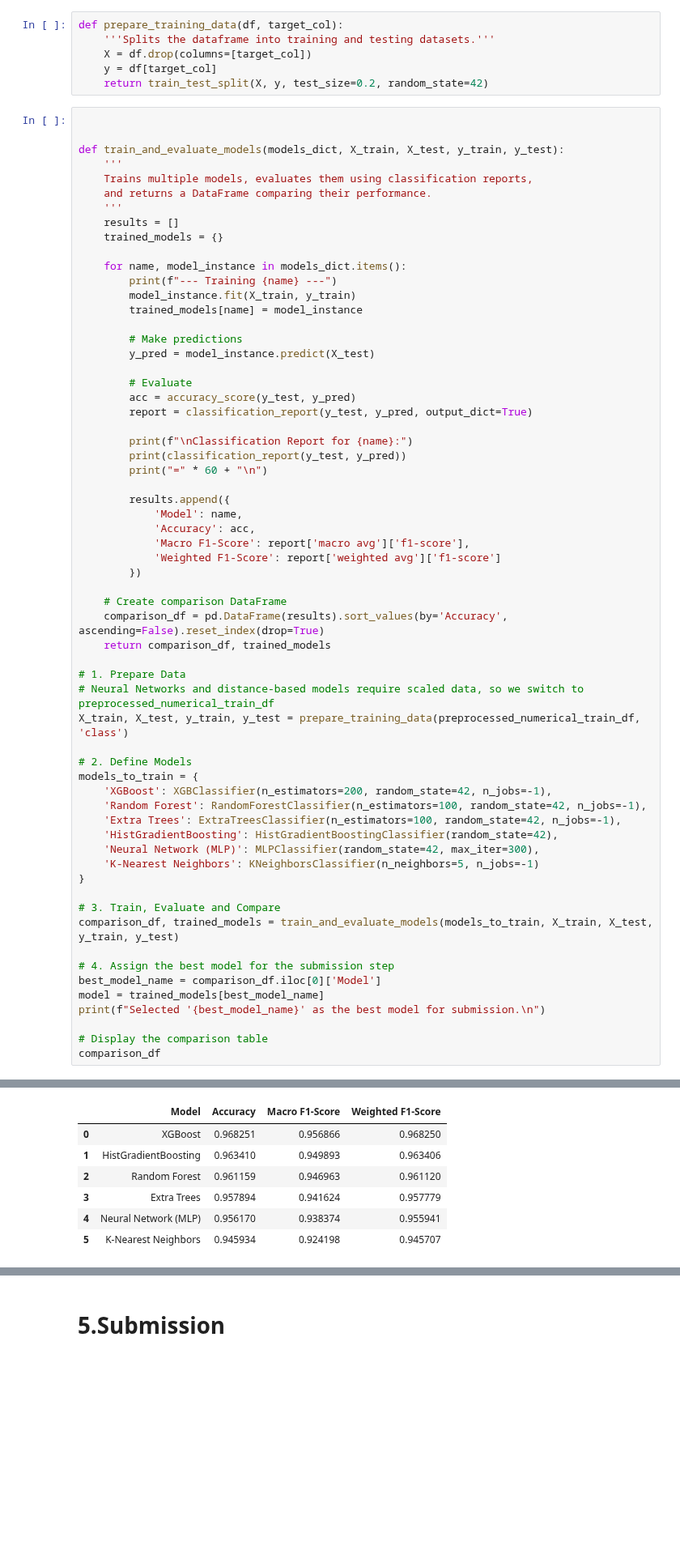
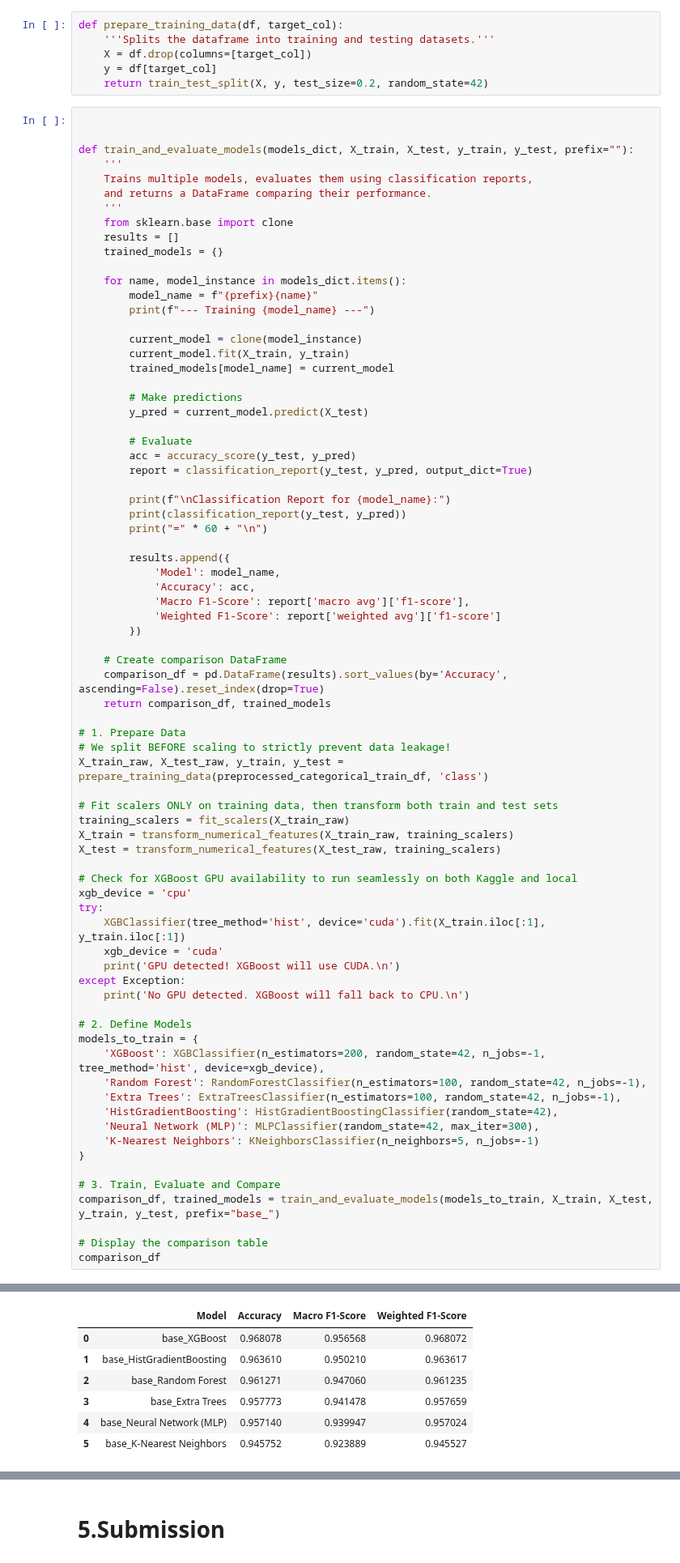
Before and after one commit to David-Langat/Kaggle, a Jupyter notebook: playground_series/predicting_stellar_class/predicting_stellar_class.ipynb, the cells around one changed output, grey strips where cells are left out. Shown at 81% size. Saved outputs shown, nothing was run; the diff lists cells and outputs as text; blank space fills up the shorter version.

Commit message:
Code refactor to address data leakage, model creation modularity and GPU utilisation

```diff
--- a/playground_series/predicting_stellar_class/predicting_stellar_class.ipynb
+++ b/playground_series/predicting_stellar_class/predicting_stellar_class.ipynb
@@ -383,32 +371,36 @@ def prepare_training_data(df, target_col):
 # %%
 
 
-def train_and_evaluate_models(models_dict, X_train, X_test, y_train, y_test):
+def train_and_evaluate_models(models_dict, X_train, X_test, y_train, y_test, prefix=""):
     '''
     Trains multiple models, evaluates them using classification reports,
     and returns a DataFrame comparing their performance.
     '''
+    from sklearn.base import clone
     results = []
     trained_models = {}
 
     for name, model_instance in models_dict.items():
-        print(f"--- Training {name} ---")
-        model_instance.fit(X_train, y_train)
-        trained_models[name] = model_instance
+        model_name = f"{prefix}{name}"
+        print(f"--- Training {model_name} ---")
+
+        current_model = clone(model_instance)
+        current_model.fit(X_train, y_train)
+        trained_models[model_name] = current_model
 
         # Make predictions
-        y_pred = model_instance.predict(X_test)
+        y_pred = current_model.predict(X_test)
 
         # Evaluate
         acc = accuracy_score(y_test, y_pred)
         report = classification_report(y_test, y_pred, output_dict=True)
 
-        print(f"\nClassification Report for {name}:")
+        print(f"\nClassification Report for {model_name}:")
         print(classification_report(y_test, y_pred))
         print("=" * 60 + "\n")
 
         results.append({
-            'Model': name,
+            'Model': model_name,
             'Accuracy': acc,
             'Macro F1-Score': report['macro avg']['f1-score'],
             'Weighted F1-Score': report['weighted avg']['f1-score']
@@ -419,12 +411,26 @@ def train_and_evaluate_models(models_dict, X_train, X_test, y_train, y_test):
     return comparison_df, trained_models
 
 # 1. Prepare Data
-# Neural Networks and distance-based models require scaled data, so we switch to preprocessed_numerical_train_df
-X_train, X_test, y_train, y_test = prepare_training_data(preprocessed_numerical_train_df, 'class')
+# We split BEFORE scaling to strictly prevent data leakage!
+X_train_raw, X_test_raw, y_train, y_test = prepare_training_data(preprocessed_categorical_train_df, 'class')
+
+# Fit scalers ONLY on training data, then transform both train and test sets
+training_scalers = fit_scalers(X_train_raw)
+X_train = transform_numerical_features(X_train_raw, training_scalers)
+X_test = transform_numerical_features(X_test_raw, training_scalers)
+
+# Check for XGBoost GPU availability to run seamlessly on both Kaggle and local
+xgb_device = 'cpu'
+try:
+    XGBClassifier(tree_method='hist', device='cuda').fit(X_train.iloc[:1], y_train.iloc[:1])
+    xgb_device = 'cuda'
+    print('GPU detected! XGBoost will use CUDA.\n')
+except Exception:
+    print('No GPU detected. XGBoost will fall back to CPU.\n')
 
 # 2. Define Models
 models_to_train = {
-    'XGBoost': XGBClassifier(n_estimators=200, random_state=42, n_jobs=-1),
+    'XGBoost': XGBClassifier(n_estimators=200, random_state=42, n_jobs=-1, tree_method='hist', device=xgb_device),
     'Random Forest': RandomForestClassifier(n_estimators=100, random_state=42, n_jobs=-1),
     'Extra Trees': ExtraTreesClassifier(n_estimators=100, random_state=42, n_jobs=-1),
     'HistGradientBoosting': HistGradientBoostingClassifier(random_state=42),
@@ -433,12 +439,7 @@ models_to_train = {
 }
 
 # 3. Train, Evaluate and Compare
-comparison_df, trained_models = train_and_evaluate_models(models_to_train, X_train, X_test, y_train, y_test)
-
-# 4. Assign the best model for the submission step
-best_model_name = comparison_df.iloc[0]['Model']
-model = trained_models[best_model_name]
-print(f"Selected '{best_model_name}' as the best model for submission.\n")
+comparison_df, trained_models = train_and_evaluate_models(models_to_train, X_train, X_test, y_train, y_test, prefix="base_")
 
 # Display the comparison table
 comparison_df
@@ -463,7 +464,7 @@ Selected 'XGBoost' as the best model for submission.
 |  | Model | Accuracy | Macro F1-Score | Weighted F1-Score |
-| 0 | XGBoost | 0.968251 | 0.956866 | 0.968250 |
-| 1 | HistGradientBoosting | 0.963410 | 0.949893 | 0.963406 |
-| 2 | Random Forest | 0.961159 | 0.946963 | 0.961120 |
-| 3 | Extra Trees | 0.957894 | 0.941624 | 0.957779 |
-| 4 | Neural Network (MLP) | 0.956170 | 0.938374 | 0.955941 |
-| 5 | K-Nearest Neighbors | 0.945934 | 0.924198 | 0.945707 |
+| 0 | base_XGBoost | 0.968078 | 0.956568 | 0.968072 |
+| 1 | base_HistGradientBoosting | 0.963610 | 0.950210 | 0.963617 |
+| 2 | base_Random Forest | 0.961271 | 0.947060 | 0.961235 |
+| 3 | base_Extra Trees | 0.957773 | 0.941478 | 0.957659 |
+| 4 | base_Neural Network (MLP) | 0.957140 | 0.939947 | 0.957024 |
+| 5 | base_K-Nearest Neighbors | 0.945752 | 0.923889 | 0.945527 |
```
Also changed, not shown: parts of 10 cells of this notebook, 1 other file.
